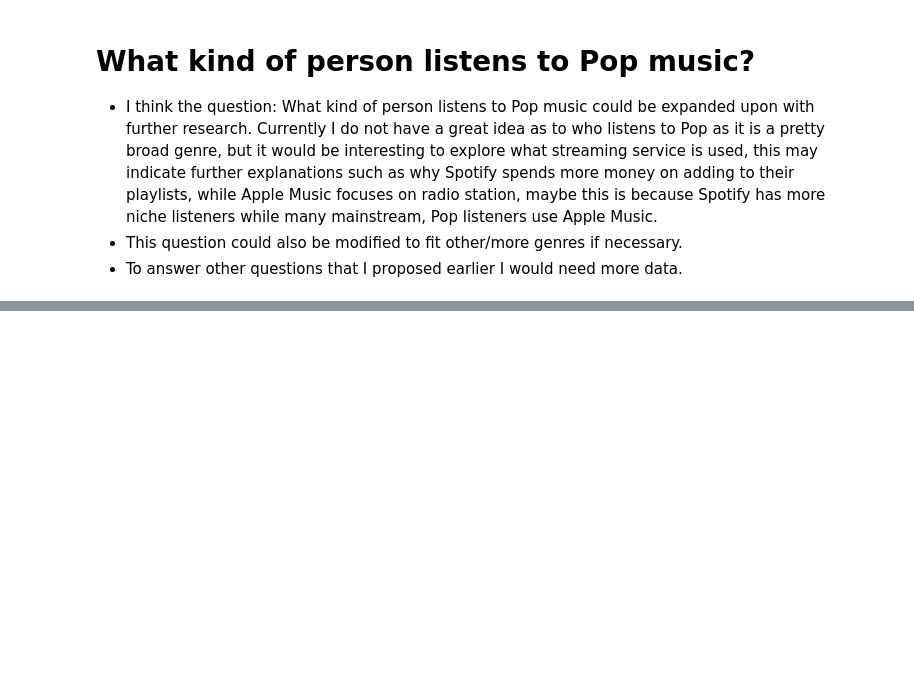
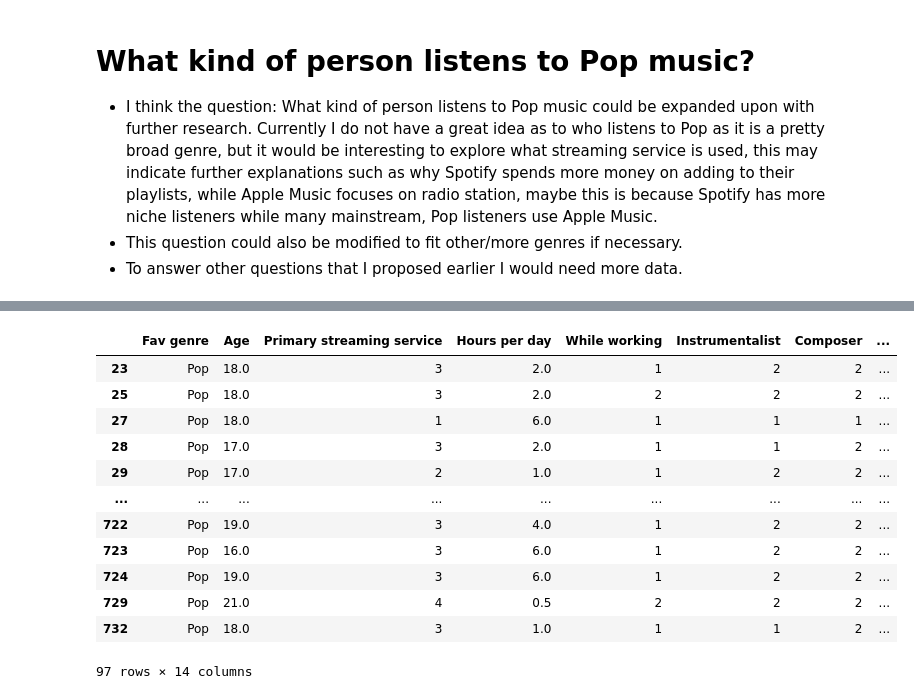
Before and after one commit to ubco-W2022T2-data301/project-group29, a Jupyter notebook: analysis/analysis3.ipynb, the cells around one changed output, grey strips where cells are left out. Cells and saved outputs as stored; diff of their text form; code cells hidden in the pictures; blank space fills up the shorter version.

```diff
--- a/analysis/analysis3.ipynb
+++ b/analysis/analysis3.ipynb
@@ -170,0 +345,3 @@ sns.barplot(x = "Fav genre", y = "Age", data = df_cleaned)
+# %%
+data = data.drop('Music effects', axis=1)
+data = data.drop('Permissions', axis=1)
@@ -170,0 +357,3 @@ sns.barplot(x = "Fav genre", y = "Age", data = df_cleaned)
+# %%
+data3 = data[data['Fav genre'].str.lower() == 'pop']
+data3.head()
@@ -170,0 +387,3 @@ sns.barplot(x = "Fav genre", y = "Age", data = df_cleaned)
+# %%
+data3.replace({"Yes": 1, "No": 2}, inplace=True)
+print(data3)
@@ -170,0 +414,2 @@ sns.barplot(x = "Fav genre", y = "Age", data = df_cleaned)
+# %%
+data3['Primary streaming service'] = data3['Primary streaming service'].replace({'YouTube Music': 1, 'Apple Music': 2, 'I do not use a streaming service.': 4, 'Spotify': 3})
@@ -170,0 +447,16 @@ sns.barplot(x = "Fav genre", y = "Age", data = df_cleaned)
+# %%
+data3.dropna()
+# %% [output]
+|  | Fav genre | Age | Primary streaming service | Hours per day | While working | Instrumentalist | Composer | ... |
+| 23 | Pop | 18.0 | 3 | 2.0 | 1 | 2 | 2 | ... |
+| 25 | Pop | 18.0 | 3 | 2.0 | 2 | 2 | 2 | ... |
+| 27 | Pop | 18.0 | 1 | 6.0 | 1 | 1 | 1 | ... |
+| 28 | Pop | 17.0 | 3 | 2.0 | 1 | 1 | 2 | ... |
+| 29 | Pop | 17.0 | 2 | 1.0 | 1 | 2 | 2 | ... |
+| ... | ... | ... | ... | ... | ... | ... | ... | ... |
+| 722 | Pop | 19.0 | 3 | 4.0 | 1 | 2 | 2 | ... |
+| 723 | Pop | 16.0 | 3 | 6.0 | 1 | 2 | 2 | ... |
+| 724 | Pop | 19.0 | 3 | 6.0 | 1 | 2 | 2 | ... |
+| 729 | Pop | 21.0 | 4 | 0.5 | 2 | 2 | 2 | ... |
+| 732 | Pop | 18.0 | 3 | 1.0 | 1 | 1 | 2 | ... |
+97 rows × 14 columns
```
Also changed, not shown: parts of 27 cells of this notebook.
